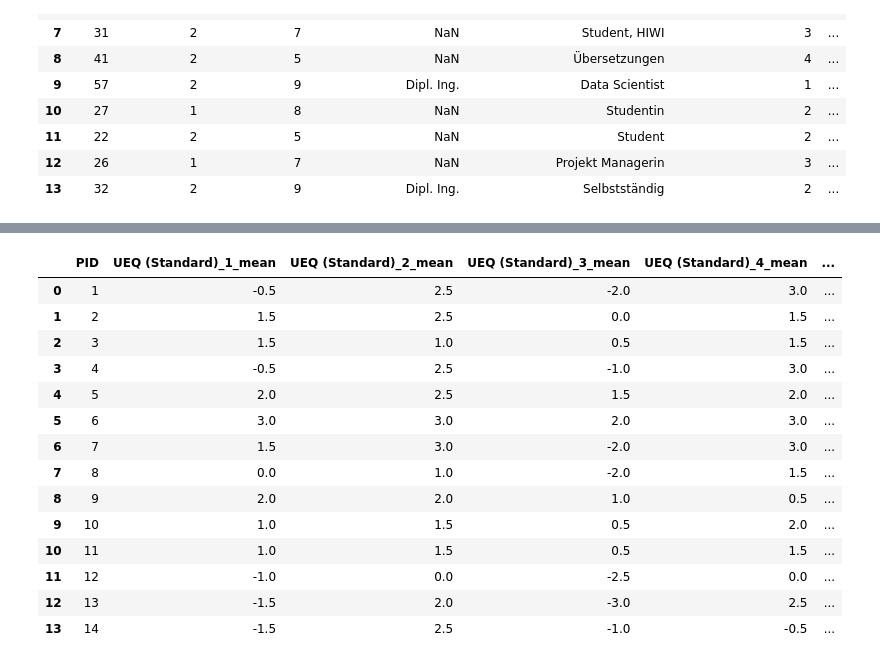
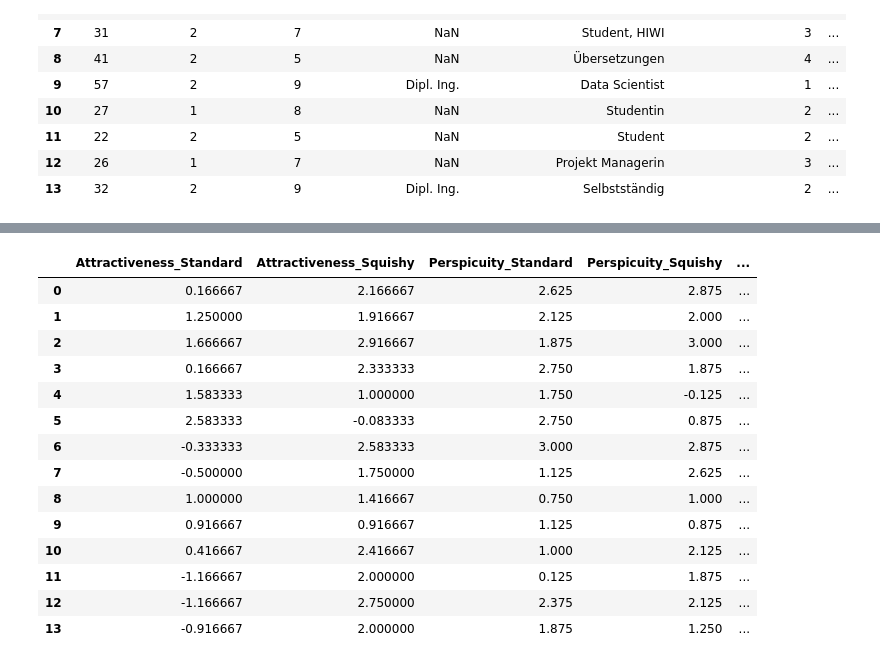
Before and after one commit to Phlipinator/Squishy-Data-Analysis, a Jupyter notebook: UEQ_MeanOverTasks.ipynb, the cells around one changed output, grey strips where cells are left out. Drawn from its saved outputs; the diff is of its cells as text; code cells hidden in the pictures.

```diff
--- a/UEQ_MeanOverTasks.ipynb
+++ b/UEQ_MeanOverTasks.ipynb
@@ -39,11 +39,8 @@ df
 # remove all columns except UEQ columns
 df_UEQ = df.filter(regex=r'^UEQ', axis=1)
 
-# Invert the scale from 1-7 to -3 to +3
+# Convert the scale from 1-7 to -3 to +3
 df_UEQ = (df_UEQ - 4).astype(int)
 
-# Re-Attatch the PID
-df_UEQ.insert(0, "PID", range(1, len(df_UEQ) + 1))
-
 df_UEQ
 # %% [output]
@@ -100,12 +97,12 @@ for i in range(1, 27):
     mean_cols[f'UEQ (Squishy)_{i}_mean'] = df_UEQ[[f'UEQ 1 (Squishy)_{i}', f'UEQ 2 (Squishy)_{i}']].mean(axis=1)
 
 # Combine everything in one go
-df_means = pd.concat([df_UEQ[['PID']], pd.DataFrame(mean_cols)], axis=1)
+df_means = pd.DataFrame(mean_cols)
 
 # Optional: reorder columns
 standard_cols = [c for c in df_means.columns if 'Standard' in c]
 squishy_cols = [c for c in df_means.columns if 'Squishy' in c]
-df_means = df_means[['PID'] + standard_cols + squishy_cols]
+df_means = df_means[standard_cols + squishy_cols]
 
 df_means
 # %% [output]
@@ -127,37 +124,41 @@ df_means
 # %%
 # Define categories using keywords
 scales_keywords = {
     "Attractiveness": ["_1_mean", "_12_mean", "_14_mean", "_16_mean", "_24_mean", "_25_mean"],
     "Perspicuity": ["_2_mean", "_4_mean", "_13_mean", "_21_mean"],
     "Efficiency": ["_9_mean", "_20_mean", "_22_mean", "_23_mean"],
     "Dependability": ["_8_mean", "_11_mean", "_17_mean", "_19_mean"],
     "Stimulation": ["_5_mean", "_6_mean", "_7_mean", "_18_mean"],
     "Novelty": ["_3_mean", "_10_mean", "_15_mean", "_26_mean"]
 }
 
+# Initialize new dataframe
+df_scores = pd.DataFrame()
+
+# Calculate mean scores for each scale and condition
 for scale, keywords in scales_keywords.items():
-    # Standard
+    # Standard condition
     standard_cols = [col for col in df_means.columns if "Standard" in col and any(k in col for k in keywords)]
-    df_means[f"{scale}_Standard"] = df_means[standard_cols].mean(axis=1)
+    df_scores[f"{scale}_Standard"] = df_means[standard_cols].mean(axis=1)
 
-    # Squishy
+    # Squishy condition
     squishy_cols = [col for col in df_means.columns if "Squishy" in col and any(k in col for k in keywords)]
-    df_means[f"{scale}_Squishy"] = df_means[squishy_cols].mean(axis=1)
+    df_scores[f"{scale}_Squishy"] = df_means[squishy_cols].mean(axis=1)
 
-df_means
+df_scores
 # %% [output]
-|  | PID | UEQ (Standard)_1_mean | UEQ (Standard)_2_mean | UEQ (Standard)_3_mean | UEQ (Standard)_4_mean | ... |
-| 0 | 1 | -0.5 | 2.5 | -2.0 | 3.0 | ... |
-| 1 | 2 | 1.5 | 2.5 | 0.0 | 1.5 | ... |
-| 2 | 3 | 1.5 | 1.0 | 0.5 | 1.5 | ... |
-| 3 | 4 | -0.5 | 2.5 | -1.0 | 3.0 | ... |
-| 4 | 5 | 2.0 | 2.5 | 1.5 | 2.0 | ... |
-| 5 | 6 | 3.0 | 3.0 | 2.0 | 3.0 | ... |
-| 6 | 7 | 1.5 | 3.0 | -2.0 | 3.0 | ... |
-| 7 | 8 | 0.0 | 1.0 | -2.0 | 1.5 | ... |
-| 8 | 9 | 2.0 | 2.0 | 1.0 | 0.5 | ... |
-| 9 | 10 | 1.0 | 1.5 | 0.5 | 2.0 | ... |
-| 10 | 11 | 1.0 | 1.5 | 0.5 | 1.5 | ... |
-| 11 | 12 | -1.0 | 0.0 | -2.5 | 0.0 | ... |
-| 12 | 13 | -1.5 | 2.0 | -3.0 | 2.5 | ... |
-| 13 | 14 | -1.5 | 2.5 | -1.0 | -0.5 | ... |
+|  | Attractiveness_Standard | Attractiveness_Squishy | Perspicuity_Standard | Perspicuity_Squishy | ... |
+| 0 | 0.166667 | 2.166667 | 2.625 | 2.875 | ... |
+| 1 | 1.250000 | 1.916667 | 2.125 | 2.000 | ... |
+| 2 | 1.666667 | 2.916667 | 1.875 | 3.000 | ... |
+| 3 | 0.166667 | 2.333333 | 2.750 | 1.875 | ... |
+| 4 | 1.583333 | 1.000000 | 1.750 | -0.125 | ... |
+| 5 | 2.583333 | -0.083333 | 2.750 | 0.875 | ... |
+| 6 | -0.333333 | 2.583333 | 3.000 | 2.875 | ... |
+| 7 | -0.500000 | 1.750000 | 1.125 | 2.625 | ... |
+| 8 | 1.000000 | 1.416667 | 0.750 | 1.000 | ... |
+| 9 | 0.916667 | 0.916667 | 1.125 | 0.875 | ... |
+| 10 | 0.416667 | 2.416667 | 1.000 | 2.125 | ... |
+| 11 | -1.166667 | 2.000000 | 0.125 | 1.875 | ... |
+| 12 | -1.166667 | 2.750000 | 2.375 | 2.125 | ... |
+| 13 | -0.916667 | 2.000000 | 1.875 | 1.250 | ... |
```
Also changed, not shown: parts of 5 cells of this notebook.
